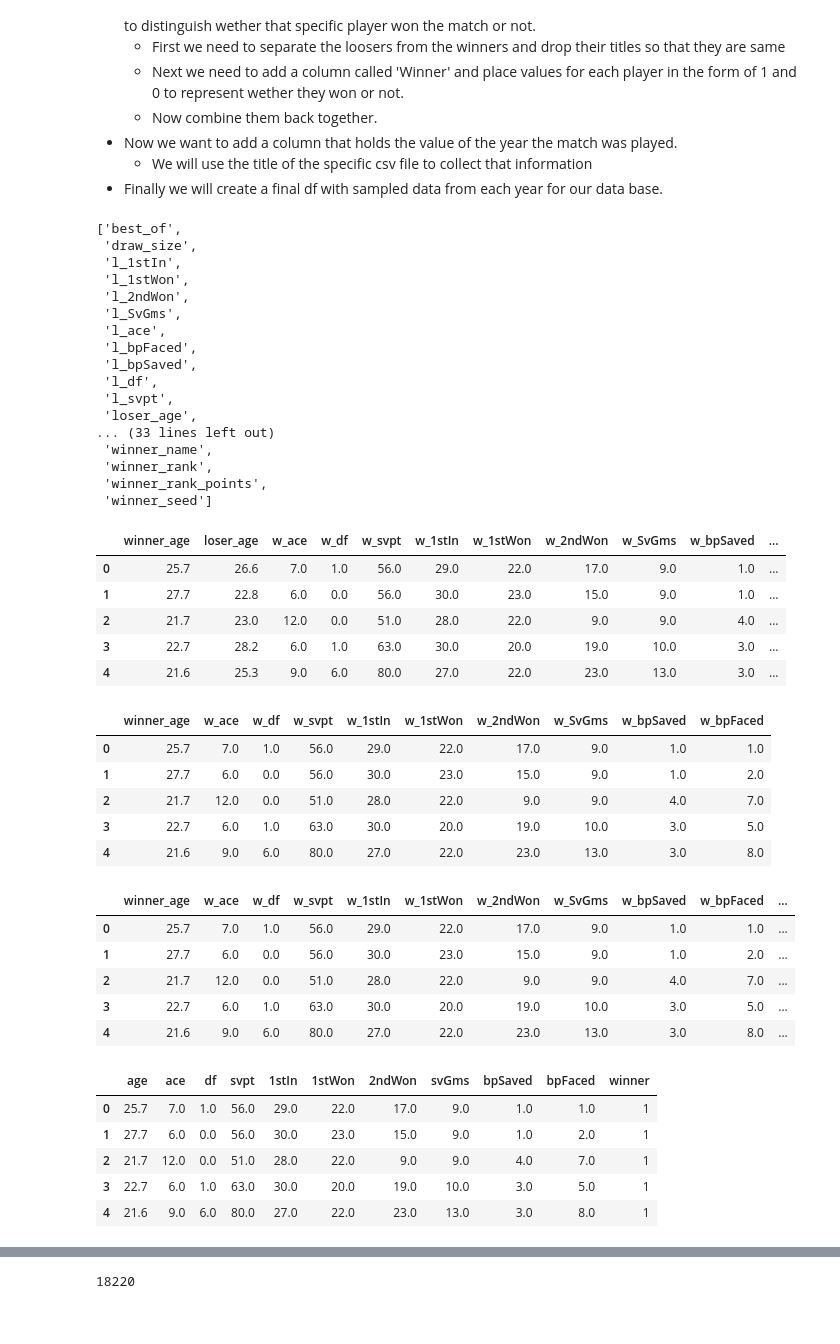
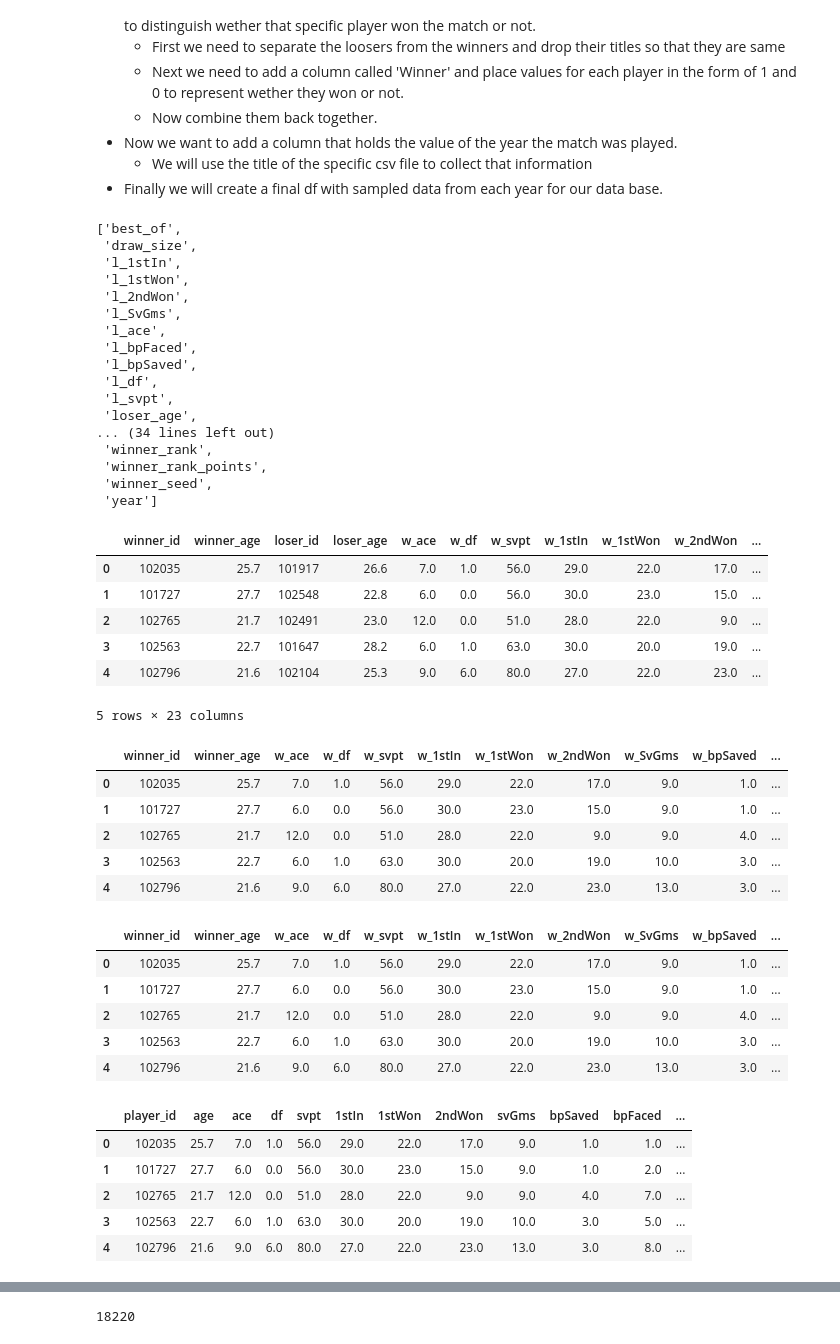
Before and after one commit to kathyming/Tennis_Analysis, a Jupyter notebook: clean_tennis_match_stats.ipynb, the cells around one changed output, grey strips where cells are left out. Drawn from its saved outputs; the diff is of its cells as text; code cells hidden in the pictures.

Commit message:
added the player id to the match data base so we can use for specific player stats

```diff
--- a/clean_tennis_match_stats.ipynb
+++ b/clean_tennis_match_stats.ipynb
@@ -21,6 +21,11 @@ file_dir = 'Data/Resources/'
 tennis_stats_98_df = pd.read_csv(f'{file_dir}atp_matches_1998.csv', low_memory=False)
 tennis_stats_99_df = pd.read_csv(f'{file_dir}atp_matches_1999.csv', low_memory=False)
 tennis_stats_00_df = pd.read_csv(f'{file_dir}atp_matches_2000.csv', low_memory=False)
+# %%
+# adding the year of the match to the data for data collection on specific players
+tennis_stats_98_df = tennis_stats_98_df.assign(year = 1998)
+tennis_stats_99_df = tennis_stats_99_df.assign(year = 1999)
+tennis_stats_00_df = tennis_stats_00_df.assign(year = 2000)
 # %%
 # Concatenate 98, 99, and 00 files into one dataframe
 tennis_stats_df = pd.concat([tennis_stats_98_df, tennis_stats_99_df, tennis_stats_00_df])
@@ -40,11 +45,11 @@ sorted(tennis_stats_df.columns.tolist())
  'l_df',
  'l_svpt',
  'loser_age',
-... (33 lines left out)
- 'winner_name',
+... (34 lines left out)
  'winner_rank',
  'winner_rank_points',
- 'winner_seed']
+ 'winner_seed',
+ 'year']
 # %%
 # Remove unnecessary columns
 tennis_stats_df.drop(columns=['best_of',
@@ -52,7 +57,6 @@ tennis_stats_df.drop(columns=['best_of',
                              'loser_entry',
                              'loser_hand',
                              'loser_ht',
-                             'loser_id',
                              'loser_ioc',
                              'loser_name',
                              'loser_rank',
@@ -70,7 +74,6 @@ tennis_stats_df.drop(columns=['best_of',
                              'winner_entry',
                               'winner_hand',
                               'winner_ht',
-                              'winner_id',
                               'winner_ioc',
                               'winner_name',
                               'winner_rank',
@@ -79,12 +82,13 @@ tennis_stats_df.drop(columns=['best_of',
 ], inplace=True)
 tennis_stats_df.head()
 # %% [output]
-|  | winner_age | loser_age | w_ace | w_df | w_svpt | w_1stIn | w_1stWon | w_2ndWon | w_SvGms | w_bpSaved | ... |
-| 0 | 25.7 | 26.6 | 7.0 | 1.0 | 56.0 | 29.0 | 22.0 | 17.0 | 9.0 | 1.0 | ... |
-| 1 | 27.7 | 22.8 | 6.0 | 0.0 | 56.0 | 30.0 | 23.0 | 15.0 | 9.0 | 1.0 | ... |
-| 2 | 21.7 | 23.0 | 12.0 | 0.0 | 51.0 | 28.0 | 22.0 | 9.0 | 9.0 | 4.0 | ... |
-| 3 | 22.7 | 28.2 | 6.0 | 1.0 | 63.0 | 30.0 | 20.0 | 19.0 | 10.0 | 3.0 | ... |
-| 4 | 21.6 | 25.3 | 9.0 | 6.0 | 80.0 | 27.0 | 22.0 | 23.0 | 13.0 | 3.0 | ... |
+|  | winner_id | winner_age | loser_id | loser_age | w_ace | w_df | w_svpt | w_1stIn | w_1stWon | w_2ndWon | ... |
+| 0 | 102035 | 25.7 | 101917 | 26.6 | 7.0 | 1.0 | 56.0 | 29.0 | 22.0 | 17.0 | ... |
+| 1 | 101727 | 27.7 | 102548 | 22.8 | 6.0 | 0.0 | 56.0 | 30.0 | 23.0 | 15.0 | ... |
+| 2 | 102765 | 21.7 | 102491 | 23.0 | 12.0 | 0.0 | 51.0 | 28.0 | 22.0 | 9.0 | ... |
+| 3 | 102563 | 22.7 | 101647 | 28.2 | 6.0 | 1.0 | 63.0 | 30.0 | 20.0 | 19.0 | ... |
+| 4 | 102796 | 21.6 | 102104 | 25.3 | 9.0 | 6.0 | 80.0 | 27.0 | 22.0 | 23.0 | ... |
+5 rows × 23 columns
 # %%
 # Make a dopy of the tennis_stats dataframe
 winners_df = tennis_stats_df.copy()
@@ -99,46 +103,48 @@ winners_df.drop(columns=['loser_age',
                          'l_bpFaced',
                          'l_bpSaved',
                          'l_df',
-                         'l_svpt'], inplace=True)
+                         'l_svpt',
+                         'loser_id'], inplace=True)
 winners_df.head()
 # %% [output]
-|  | winner_age | w_ace | w_df | w_svpt | w_1stIn | w_1stWon | w_2ndWon | w_SvGms | w_bpSaved | w_bpFaced |
-| 0 | 25.7 | 7.0 | 1.0 | 56.0 | 29.0 | 22.0 | 17.0 | 9.0 | 1.0 | 1.0 |
-| 1 | 27.7 | 6.0 | 0.0 | 56.0 | 30.0 | 23.0 | 15.0 | 9.0 | 1.0 | 2.0 |
-| 2 | 21.7 | 12.0 | 0.0 | 51.0 | 28.0 | 22.0 | 9.0 | 9.0 | 4.0 | 7.0 |
-| 3 | 22.7 | 6.0 | 1.0 | 63.0 | 30.0 | 20.0 | 19.0 | 10.0 | 3.0 | 5.0 |
-| 4 | 21.6 | 9.0 | 6.0 | 80.0 | 27.0 | 22.0 | 23.0 | 13.0 | 3.0 | 8.0 |
+|  | winner_id | winner_age | w_ace | w_df | w_svpt | w_1stIn | w_1stWon | w_2ndWon | w_SvGms | w_bpSaved | ... |
+| 0 | 102035 | 25.7 | 7.0 | 1.0 | 56.0 | 29.0 | 22.0 | 17.0 | 9.0 | 1.0 | ... |
+| 1 | 101727 | 27.7 | 6.0 | 0.0 | 56.0 | 30.0 | 23.0 | 15.0 | 9.0 | 1.0 | ... |
+| 2 | 102765 | 21.7 | 12.0 | 0.0 | 51.0 | 28.0 | 22.0 | 9.0 | 9.0 | 4.0 | ... |
+| 3 | 102563 | 22.7 | 6.0 | 1.0 | 63.0 | 30.0 | 20.0 | 19.0 | 10.0 | 3.0 | ... |
+| 4 | 102796 | 21.6 | 9.0 | 6.0 | 80.0 | 27.0 | 22.0 | 23.0 | 13.0 | 3.0 | ... |
 # %%
 # Add winner column to winners_df with a value of 1
-winners_df['winner'] = 1
+winners_df['result'] = 1
 winners_df.head()
 # %% [output]
-|  | winner_age | w_ace | w_df | w_svpt | w_1stIn | w_1stWon | w_2ndWon | w_SvGms | w_bpSaved | w_bpFaced | ... |
-| 0 | 25.7 | 7.0 | 1.0 | 56.0 | 29.0 | 22.0 | 17.0 | 9.0 | 1.0 | 1.0 | ... |
-| 1 | 27.7 | 6.0 | 0.0 | 56.0 | 30.0 | 23.0 | 15.0 | 9.0 | 1.0 | 2.0 | ... |
-| 2 | 21.7 | 12.0 | 0.0 | 51.0 | 28.0 | 22.0 | 9.0 | 9.0 | 4.0 | 7.0 | ... |
-| 3 | 22.7 | 6.0 | 1.0 | 63.0 | 30.0 | 20.0 | 19.0 | 10.0 | 3.0 | 5.0 | ... |
-| 4 | 21.6 | 9.0 | 6.0 | 80.0 | 27.0 | 22.0 | 23.0 | 13.0 | 3.0 | 8.0 | ... |
+|  | winner_id | winner_age | w_ace | w_df | w_svpt | w_1stIn | w_1stWon | w_2ndWon | w_SvGms | w_bpSaved | ... |
+| 0 | 102035 | 25.7 | 7.0 | 1.0 | 56.0 | 29.0 | 22.0 | 17.0 | 9.0 | 1.0 | ... |
+| 1 | 101727 | 27.7 | 6.0 | 0.0 | 56.0 | 30.0 | 23.0 | 15.0 | 9.0 | 1.0 | ... |
+| 2 | 102765 | 21.7 | 12.0 | 0.0 | 51.0 | 28.0 | 22.0 | 9.0 | 9.0 | 4.0 | ... |
+| 3 | 102563 | 22.7 | 6.0 | 1.0 | 63.0 | 30.0 | 20.0 | 19.0 | 10.0 | 3.0 | ... |
+| 4 | 102796 | 21.6 | 9.0 | 6.0 | 80.0 | 27.0 | 22.0 | 23.0 | 13.0 | 3.0 | ... |
 # %%
 # Rename columns in winners_df
 winners_df.rename(columns={"winner_age":"age",
                            "w_ace":"ace",
                            "w_df":"df",
                            "w_svpt":"svpt",
                            "w_1stIn":"1stIn",
                            "w_1stWon":"1stWon",
                            "w_2ndWon":"2ndWon",
                            "w_SvGms":"svGms",
                            "w_bpFaced":"bpFaced",
-                           "w_bpSaved":"bpSaved"}, inplace=True)
+                           "w_bpSaved":"bpSaved",
+                           "winner_id":"player_id"}, inplace=True)
 winners_df.head()
 # %% [output]
-|  | age | ace | df | svpt | 1stIn | 1stWon | 2ndWon | svGms | bpSaved | bpFaced | winner |
-| 0 | 25.7 | 7.0 | 1.0 | 56.0 | 29.0 | 22.0 | 17.0 | 9.0 | 1.0 | 1.0 | 1 |
-| 1 | 27.7 | 6.0 | 0.0 | 56.0 | 30.0 | 23.0 | 15.0 | 9.0 | 1.0 | 2.0 | 1 |
-| 2 | 21.7 | 12.0 | 0.0 | 51.0 | 28.0 | 22.0 | 9.0 | 9.0 | 4.0 | 7.0 | 1 |
-| 3 | 22.7 | 6.0 | 1.0 | 63.0 | 30.0 | 20.0 | 19.0 | 10.0 | 3.0 | 5.0 | 1 |
-| 4 | 21.6 | 9.0 | 6.0 | 80.0 | 27.0 | 22.0 | 23.0 | 13.0 | 3.0 | 8.0 | 1 |
+|  | player_id | age | ace | df | svpt | 1stIn | 1stWon | 2ndWon | svGms | bpSaved | bpFaced | ... |
+| 0 | 102035 | 25.7 | 7.0 | 1.0 | 56.0 | 29.0 | 22.0 | 17.0 | 9.0 | 1.0 | 1.0 | ... |
+| 1 | 101727 | 27.7 | 6.0 | 0.0 | 56.0 | 30.0 | 23.0 | 15.0 | 9.0 | 1.0 | 2.0 | ... |
+| 2 | 102765 | 21.7 | 12.0 | 0.0 | 51.0 | 28.0 | 22.0 | 9.0 | 9.0 | 4.0 | 7.0 | ... |
+| 3 | 102563 | 22.7 | 6.0 | 1.0 | 63.0 | 30.0 | 20.0 | 19.0 | 10.0 | 3.0 | 5.0 | ... |
+| 4 | 102796 | 21.6 | 9.0 | 6.0 | 80.0 | 27.0 | 22.0 | 23.0 | 13.0 | 3.0 | 8.0 | ... |
 # %%
 # Make a dopy of the tennis_stats dataframe
 losers_df = tennis_stats_df.copy()
```
Also changed, not shown: parts of 4 cells of this notebook.
